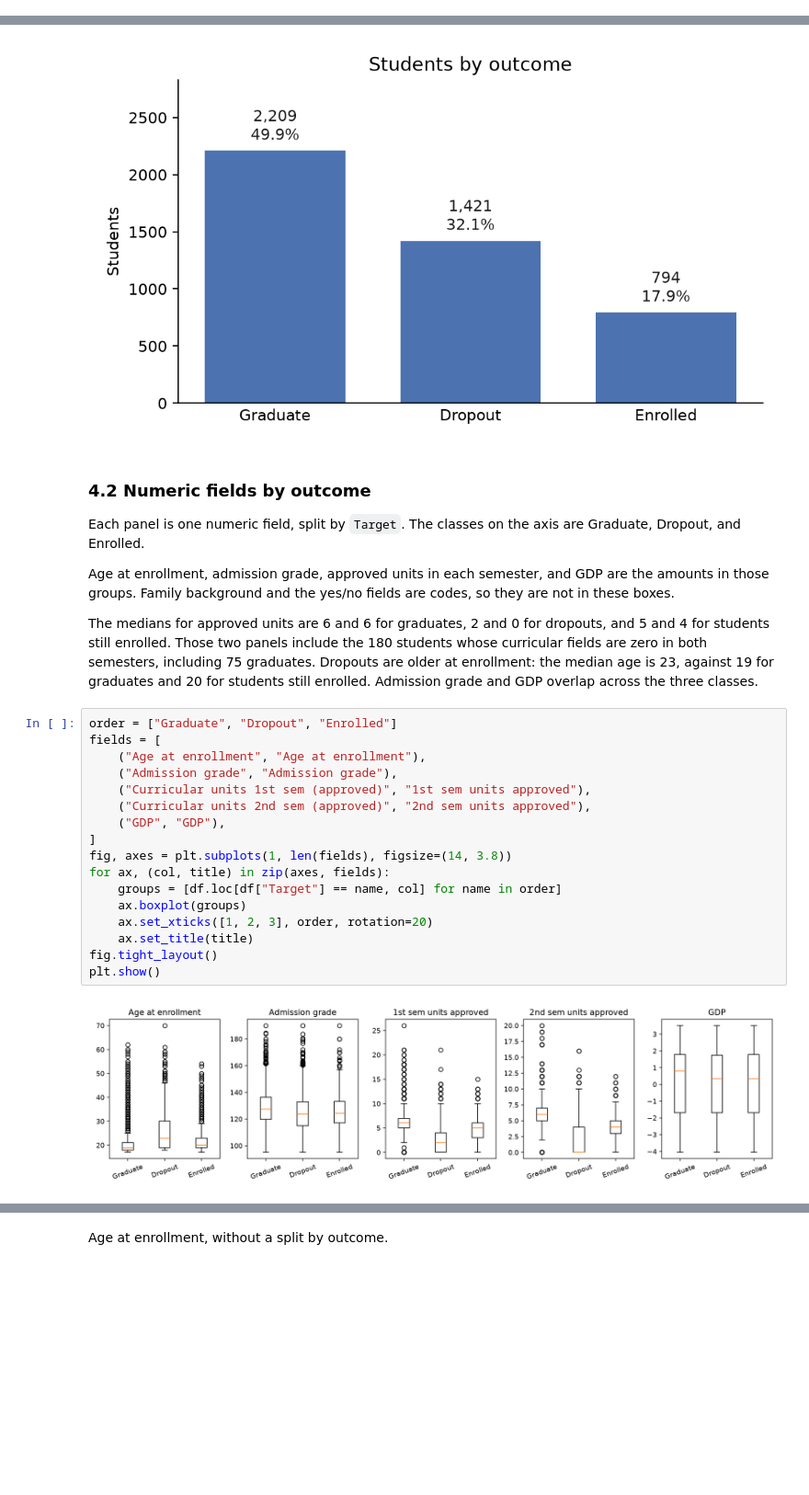
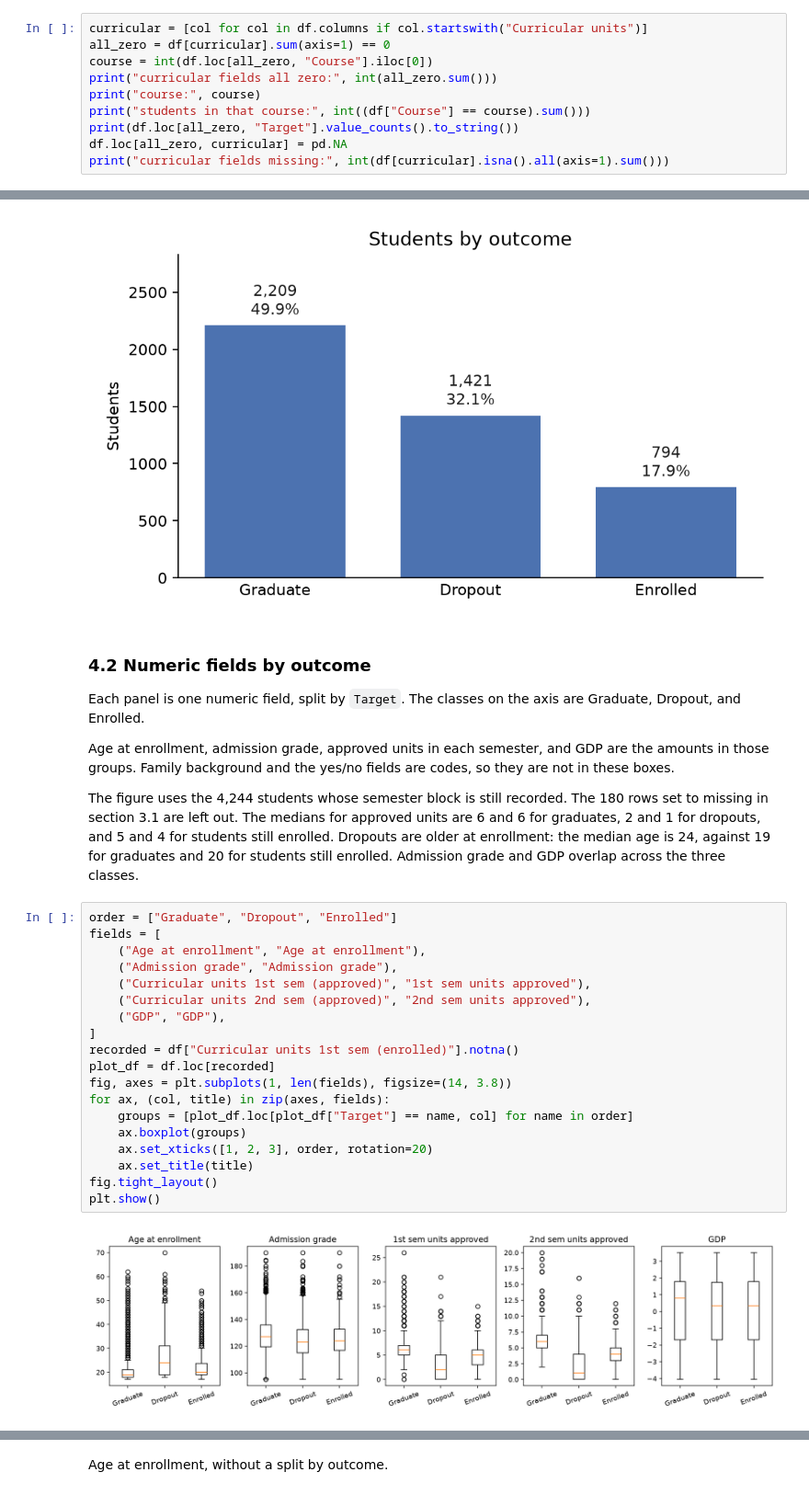
Before and after one commit to rohitt313/CIS-4020, a Jupyter notebook: cis4020_a1_starter.ipynb, the cells around one changed output, grey strips where cells are left out. Shown at 92% size. Drawn from its saved outputs; the diff is of its cells as text; blank space fills up the shorter version.

Commit message:
Cleanup missing values.

```diff
--- a/cis4020_a1_starter.ipynb
+++ b/cis4020_a1_starter.ipynb
@@ -133,0 +135,10 @@ Father's occupation = 99 (blank)               19
+# %%
+curricular = [col for col in df.columns if col.startswith("Curricular units")]
+all_zero = df[curricular].sum(axis=1) == 0
+course = int(df.loc[all_zero, "Course"].iloc[0])
+print("curricular fields all zero:", int(all_zero.sum()))
+print("course:", course)
+print("students in that course:", int((df["Course"] == course).sum()))
+print(df.loc[all_zero, "Target"].value_counts().to_string())
+df.loc[all_zero, curricular] = pd.NA
+print("curricular fields missing:", int(df[curricular].isna().all(axis=1).sum()))
@@ -401,26 +408,28 @@ Each panel is one numeric field, split by `Target`. The classes on the axis are
 
 Age at enrollment, admission grade, approved units in each semester, and GDP are the amounts in those groups. Family background and the yes/no fields are codes, so they are not in these boxes.
 
-The medians for approved units are 6 and 6 for graduates, 2 and 0 for dropouts, and 5 and 4 for students still enrolled. Those two panels include the 180 students whose curricular fields are zero in both semesters, including 75 graduates. Dropouts are older at enrollment: the median age is 23, against 19 for graduates and 20 for students still enrolled. Admission grade and GDP overlap across the three classes.
+The figure uses the 4,244 students whose semester block is still recorded. The 180 rows set to missing in section 3.1 are left out. The medians for approved units are 6 and 6 for graduates, 2 and 1 for dropouts, and 5 and 4 for students still enrolled. Dropouts are older at enrollment: the median age is 24, against 19 for graduates and 20 for students still enrolled. Admission grade and GDP overlap across the three classes.
 # %%
 order = ["Graduate", "Dropout", "Enrolled"]
 fields = [
     ("Age at enrollment", "Age at enrollment"),
     ("Admission grade", "Admission grade"),
     ("Curricular units 1st sem (approved)", "1st sem units approved"),
     ("Curricular units 2nd sem (approved)", "2nd sem units approved"),
     ("GDP", "GDP"),
 ]
+recorded = df["Curricular units 1st sem (enrolled)"].notna()
+plot_df = df.loc[recorded]
 fig, axes = plt.subplots(1, len(fields), figsize=(14, 3.8))
 for ax, (col, title) in zip(axes, fields):
-    groups = [df.loc[df["Target"] == name, col] for name in order]
+    groups = [plot_df.loc[plot_df["Target"] == name, col] for name in order]
     ax.boxplot(groups)
     ax.set_xticks([1, 2, 3], order, rotation=20)
     ax.set_title(title)
 fig.tight_layout()
 plt.show()
 # %% [output]
-[figure, old version]
+[figure, new version]
 # %%
 summary_cols = [
     "Age at enrollment",
```
Also changed, not shown: parts of 7 cells of this notebook.
